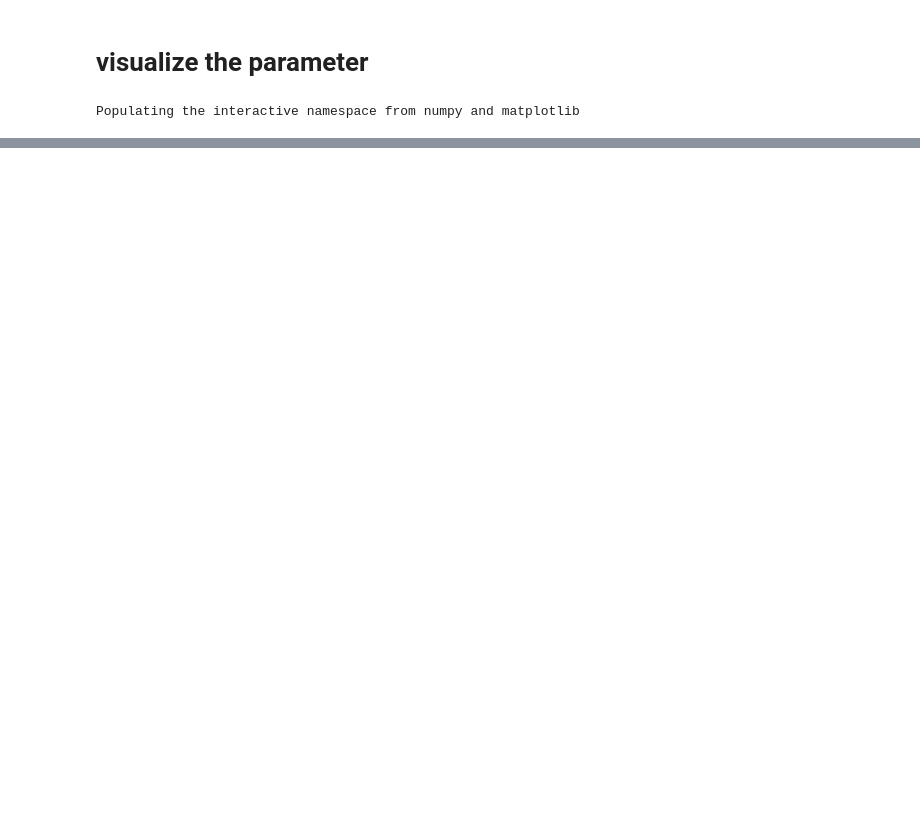
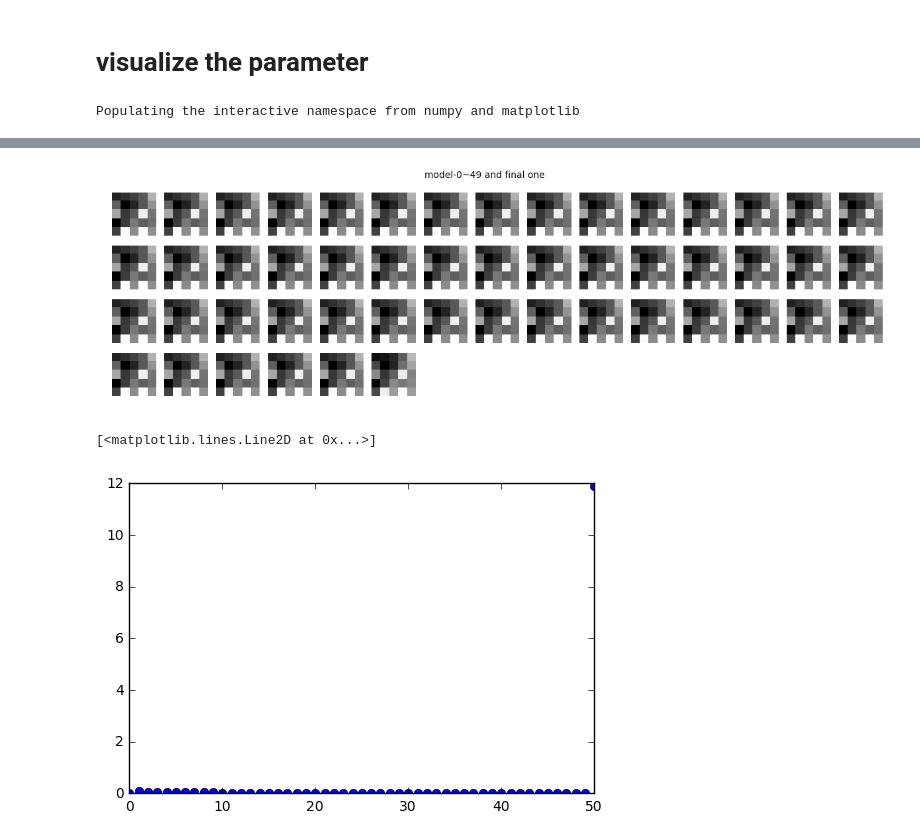
Before and after one commit to crackhopper/cnn-experiment, a Jupyter notebook: save_load_tune.ipynb, the cells around one changed output, grey strips where cells are left out. Drawn from its saved outputs; the diff is of its cells as text; code cells hidden in the pictures; blank space fills up the shorter version.

```diff
--- a/save_load_tune.ipynb
+++ b/save_load_tune.ipynb
@@ -105,0 +227,34 @@ for i in range(32):
+# %%
+figure(figsize=(15,4))
+suptitle('model-0~49 and final one')
+
+index = 0
+
+paras = all_paras[0][1]
+conv1_weight =  paras[0]
+diffs = []
+for i in range(50):
+    paras = all_paras[i][1]
+    new_conv1_weight =  paras[0]
+    diffs.append(np.sum(np.abs(new_conv1_weight-conv1_weight)))
+    conv1_weight = new_conv1_weight
+
+    subplot(4,15,i+1)
+    imshow(new_conv1_weight[:,:,0,index],cmap='gray',interpolation='nearest')
+    axis('off')
+
+paras = final_paras
+new_conv1_weight =  paras[0]
+diffs.append(np.sum(np.abs(new_conv1_weight-conv1_weight)))
+conv1_weight = new_conv1_weight
+subplot(4,15,51)
+imshow(new_conv1_weight[:,:,0,index],cmap='gray',interpolation='nearest')
+axis('off')
+
+show()
+figure()
+plot(range(len(diffs)),diffs,'bo')
+# %% [output]
+[figure, added]
+[<matplotlib.lines.Line2D at 0x...>]
+[figure, added]
```
Also changed, not shown: parts of 34 cells of this notebook, 3 other files.
